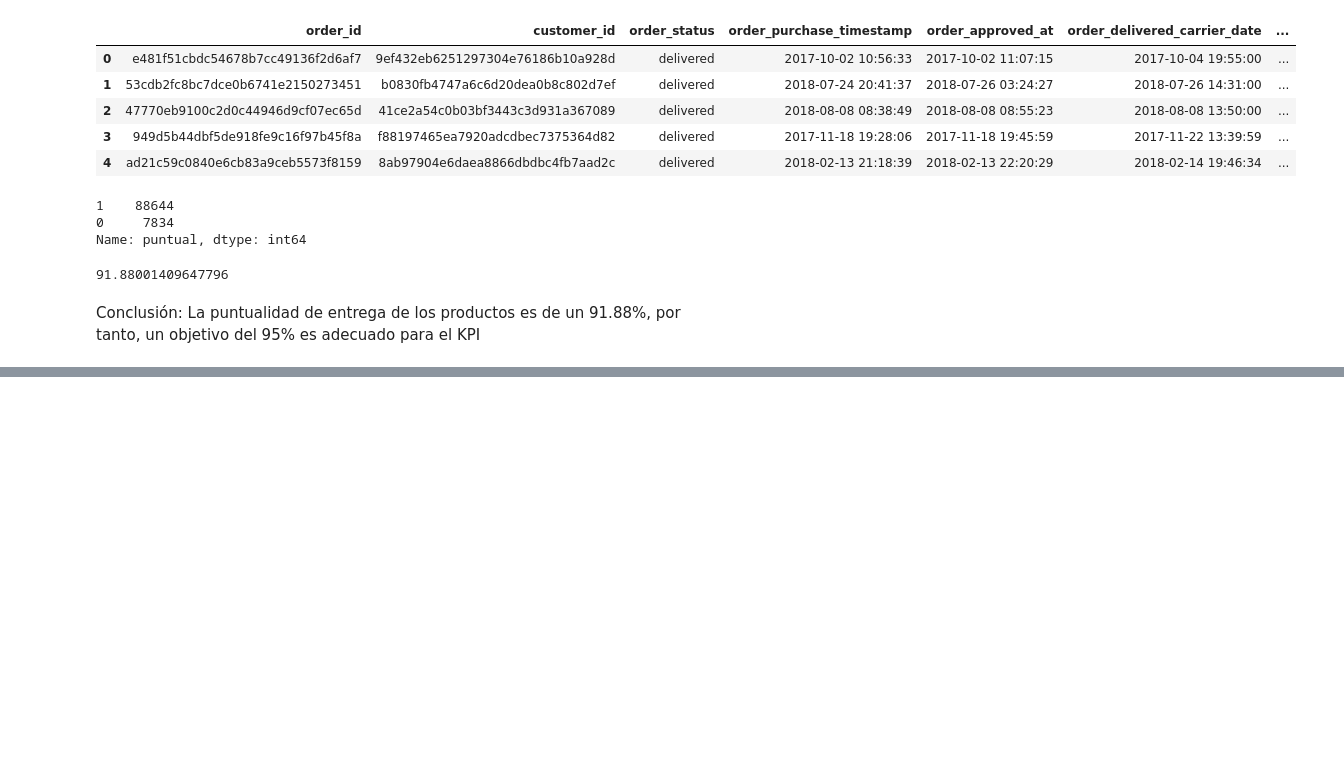
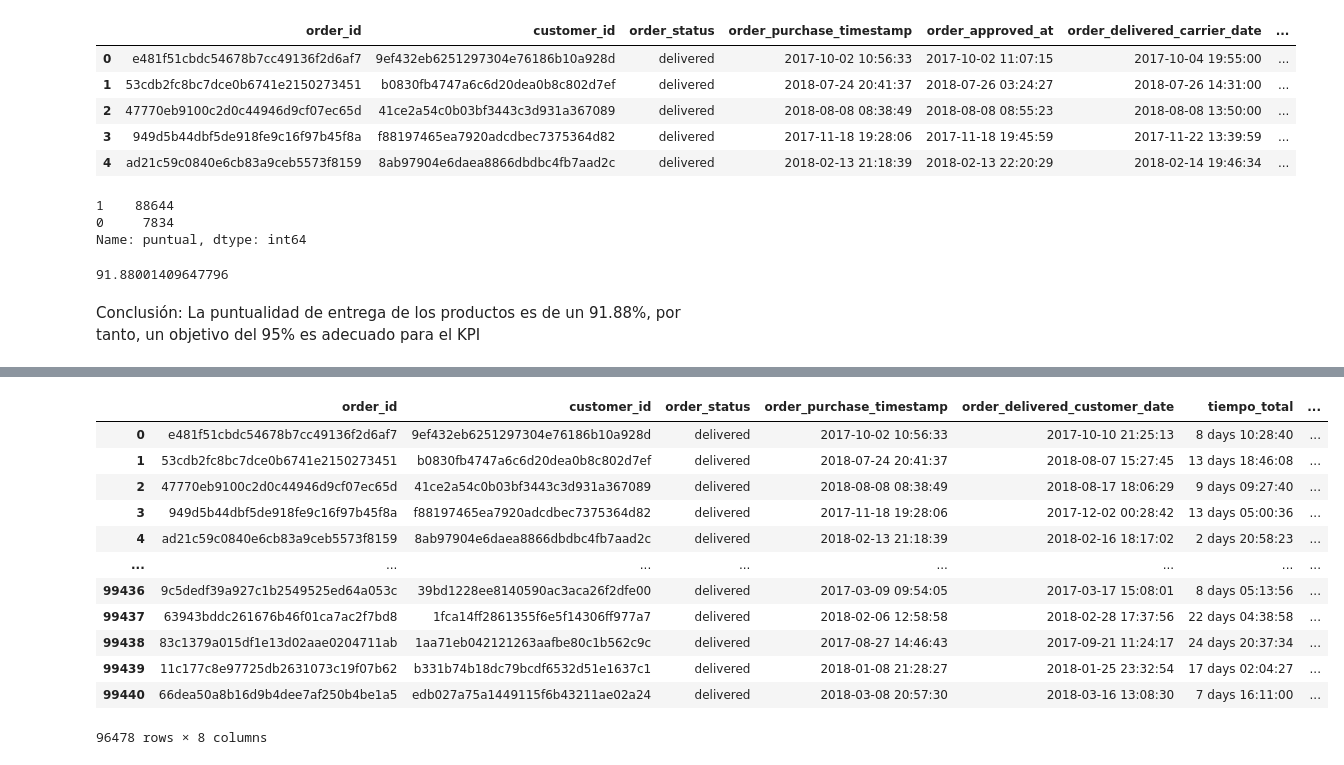
Before and after one commit to agusdm97/PF-DTS05-E-COMMERCE-OLIST, a Jupyter notebook: etapas_del_proyecto/etapa_1/eda/analisis_kpi.ipynb, the cells around one changed output, grey strips where cells are left out. Saved outputs shown, nothing was run; the diff lists cells and outputs as text; code cells hidden in the pictures; blank space fills up the shorter version.

```diff
--- a/etapas_del_proyecto/etapa_1/eda/analisis_kpi.ipynb
+++ b/etapas_del_proyecto/etapa_1/eda/analisis_kpi.ipynb
@@ -488,0 +554,7 @@ Conclusión: La puntualidad de entrega de los productos es de un 91.88%, por tan
+# %%
+df_orders_TTP['order_purchase_timestamp'] = pd.to_datetime(df_orders_TTP['order_purchase_timestamp'])
+df_orders_TTP['order_delivered_customer_date'] = pd.to_datetime(df_orders_TTP['order_delivered_customer_date'])
+# %%
+df_orders_TTP = df_orders_TTP.drop(columns=['order_approved_at','order_delivered_carrier_date','order_estimated_delivery_date'])
+# %%
+df_orders_TTP['tiempo_total'] = df_orders_TTP['order_delivered_customer_date'] - df_orders_TTP['order_purchase_timestamp']
@@ -488,0 +577,19 @@ Conclusión: La puntualidad de entrega de los productos es de un 91.88%, por tan
+# %%
+df_orders_TTP['mes'] = df_orders_TTP['order_purchase_timestamp'].dt.month
+df_orders_TTP['año'] = df_orders_TTP['order_purchase_timestamp'].dt.year
+# %%
+df_orders_TTP
+# %% [output]
+|  | order_id | customer_id | order_status | order_purchase_timestamp | order_delivered_customer_date | tiempo_total | ... |
+| 0 | e481f51cbdc54678b7cc49136f2d6af7 | 9ef432eb6251297304e76186b10a928d | delivered | 2017-10-02 10:56:33 | 2017-10-10 21:25:13 | 8 days 10:28:40 | ... |
+| 1 | 53cdb2fc8bc7dce0b6741e2150273451 | b0830fb4747a6c6d20dea0b8c802d7ef | delivered | 2018-07-24 20:41:37 | 2018-08-07 15:27:45 | 13 days 18:46:08 | ... |
+| 2 | 47770eb9100c2d0c44946d9cf07ec65d | 41ce2a54c0b03bf3443c3d931a367089 | delivered | 2018-08-08 08:38:49 | 2018-08-17 18:06:29 | 9 days 09:27:40 | ... |
+| 3 | 949d5b44dbf5de918fe9c16f97b45f8a | f88197465ea7920adcdbec7375364d82 | delivered | 2017-11-18 19:28:06 | 2017-12-02 00:28:42 | 13 days 05:00:36 | ... |
+| 4 | ad21c59c0840e6cb83a9ceb5573f8159 | 8ab97904e6daea8866dbdbc4fb7aad2c | delivered | 2018-02-13 21:18:39 | 2018-02-16 18:17:02 | 2 days 20:58:23 | ... |
+| ... | ... | ... | ... | ... | ... | ... | ... |
+| 99436 | 9c5dedf39a927c1b2549525ed64a053c | 39bd1228ee8140590ac3aca26f2dfe00 | delivered | 2017-03-09 09:54:05 | 2017-03-17 15:08:01 | 8 days 05:13:56 | ... |
+| 99437 | 63943bddc261676b46f01ca7ac2f7bd8 | 1fca14ff2861355f6e5f14306ff977a7 | delivered | 2018-02-06 12:58:58 | 2018-02-28 17:37:56 | 22 days 04:38:58 | ... |
+| 99438 | 83c1379a015df1e13d02aae0204711ab | 1aa71eb042121263aafbe80c1b562c9c | delivered | 2017-08-27 14:46:43 | 2017-09-21 11:24:17 | 24 days 20:37:34 | ... |
+| 99439 | 11c177c8e97725db2631073c19f07b62 | b331b74b18dc79bcdf6532d51e1637c1 | delivered | 2018-01-08 21:28:27 | 2018-01-25 23:32:54 | 17 days 02:04:27 | ... |
+| 99440 | 66dea50a8b16d9b4dee7af250b4be1a5 | edb027a75a1449115f6b43211ae02a24 | delivered | 2018-03-08 20:57:30 | 2018-03-16 13:08:30 | 7 days 16:11:00 | ... |
+96478 rows × 8 columns
```
Also changed, not shown: parts of 20 cells of this notebook.
